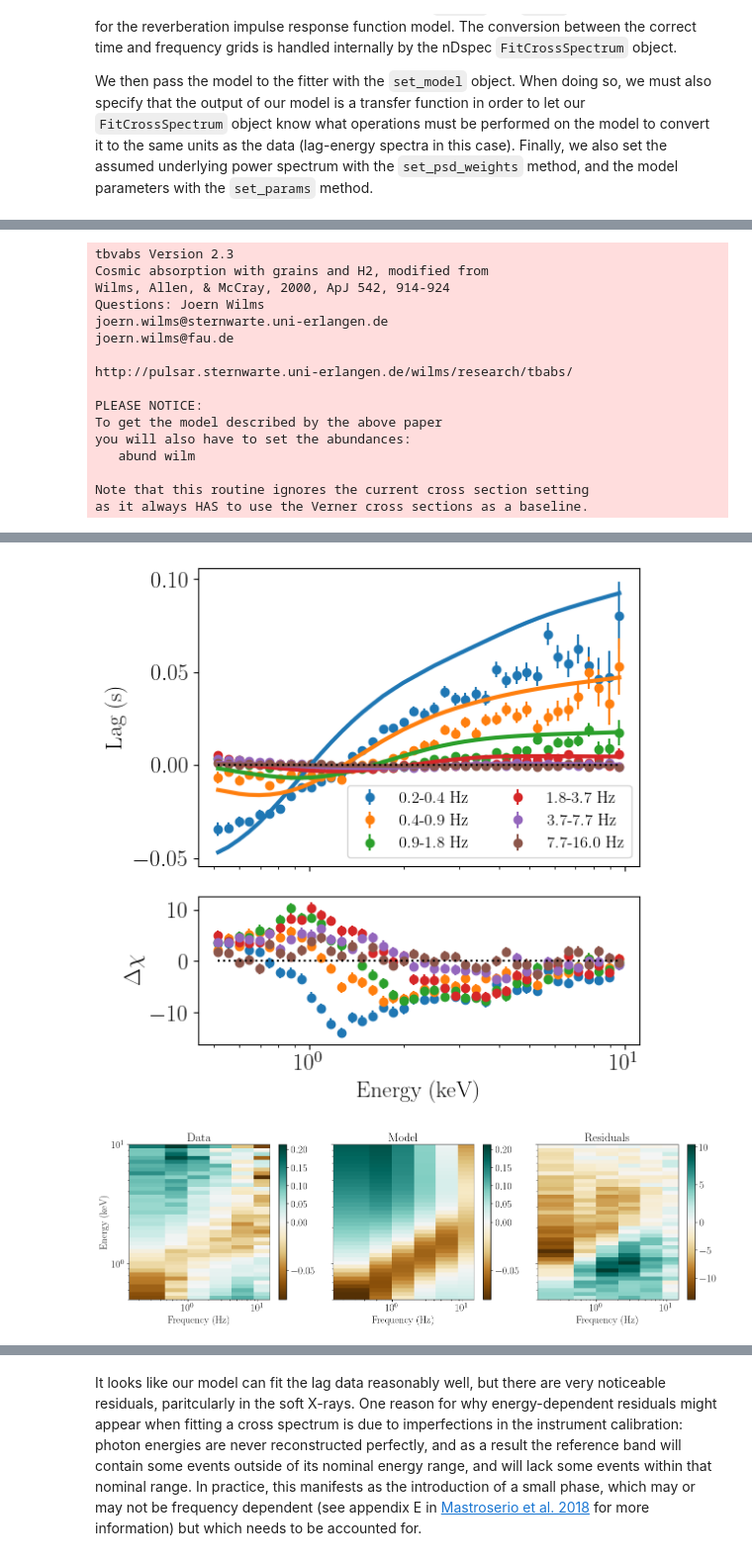
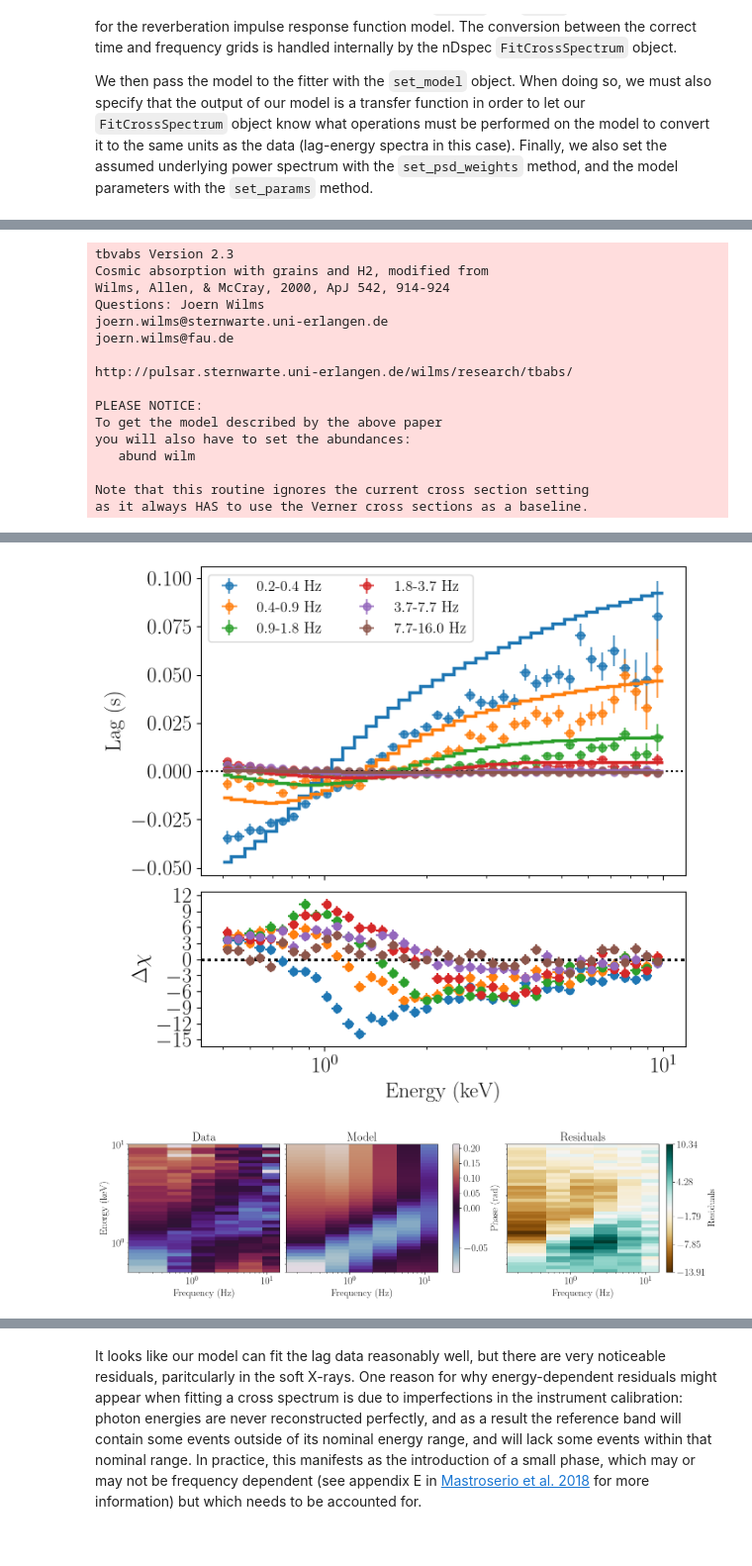
Before and after one commit to nDspec/nDspec, a Jupyter notebook: docs/fit_cross_2d.ipynb, the cells around one changed output, grey strips where cells are left out. Shown at 99% size. Drawn from its saved outputs; the diff is of its cells as text; code cells hidden in the pictures.

```diff
--- a/docs/fit_cross_2d.ipynb
+++ b/docs/fit_cross_2d.ipynb
@@ -221,14 +226,9 @@ from ndspec.Timing import PowerSpectrum, CrossSpectrum
 import ndspec.XspecInterface as XSModels
 
 #import tbabs from the Xspec model interface
-model_library = XSModels.FortranInterface()
+model_library = XSModels.ModelInterface()
 
-def tbabs(ear, params):
-    pass
-
-model_library.load_models({
-    "tbabs": tbabs,
-})
+model_library.add_models("tbabs")
 
 def ndspec_tbabs(ear,nH):
     par_array = np.array([nH])
@@ -279,7 +276,7 @@ start_params = timing_model.make_params(nH=dict(value=0.097,min=0.08,max=0.2,var
                                         gamma_slope=dict(value=-0.007,min=-0.1,max=0,vary=True),
                                         phi_0=dict(value=-2,min=-np.pi,max=np.pi,vary=True),
                                         phi_slope=dict(value=2.,min=-3.,max=3.0,vary=True),
-                                        nu_0=dict(value=lags_fit.freq_bounds[0],min=0.0001,max=10,vary=False),
+                                        nu_0=dict(value=lags_fit.fmin[0],min=0.0001,max=10,vary=False),
                                         cutoff=dict(value=0.5,min=0.01,max=0.8,vary=True,expr='rev_temp'),
                                         rev_norm=dict(value=1.7,min=0,max=1e4,vary=True),
                                         rev_temp=dict(value=0.5,min=0.01,max=0.8,vary=True),
@@ -316,8 +313,8 @@ Finally, users can check the fit statistic for the current set of parameters, an
 
 In this case, the starting parameters seem fairly close to a decent fit, so after checking the plots and the fit statistic, we can run a fit with the `fit_data` method and plot the results.
 # %%
-lags_fit.plot_model_1d()
-lags_fit.plot_model_2d(use_phase=True)
+lags_fit.plot_model()
+lags_fit.plot_model_2d(use_phase=True,return_plot=True)
 lags_fit.print_fit_stat()
 lags_fit.model_params.pretty_print()
 # %% [output]
@@ -344,17 +341,17 @@ Reduced fit stat        22.265828208622185
 Data bins:              240
 Free parameters:        9
 Degrees of freedom:     231
 Name            Value      Min      Max   Stderr     Vary     Expr Brute_Step
 cutoff            0.5     0.01      0.8     None    False rev_temp     None
 decay_slope      -1.6      -10        0     None     True     None     None
 gamma_0         0.046        0      0.5     None     True     None     None
 gamma_slope    -0.007     -0.1        0     None     True     None     None
 ... (7 lines left out)
 rev_norm          1.7        0    1e+04     None     True     None     None
 rev_temp          0.5     0.01      0.8     None     True     None     None
 rise_slope          3        0       10     None    False     None     None
 temp_slope       -0.4       -3        0     None     True     None     None
-[figure, old version]
+[figure, new version]
-[figure, old version]
+[figure, new version]
 # %%
 lags_fit.fit_data()
```
Also changed, not shown: parts of 14 cells of this notebook, 38 other files.
